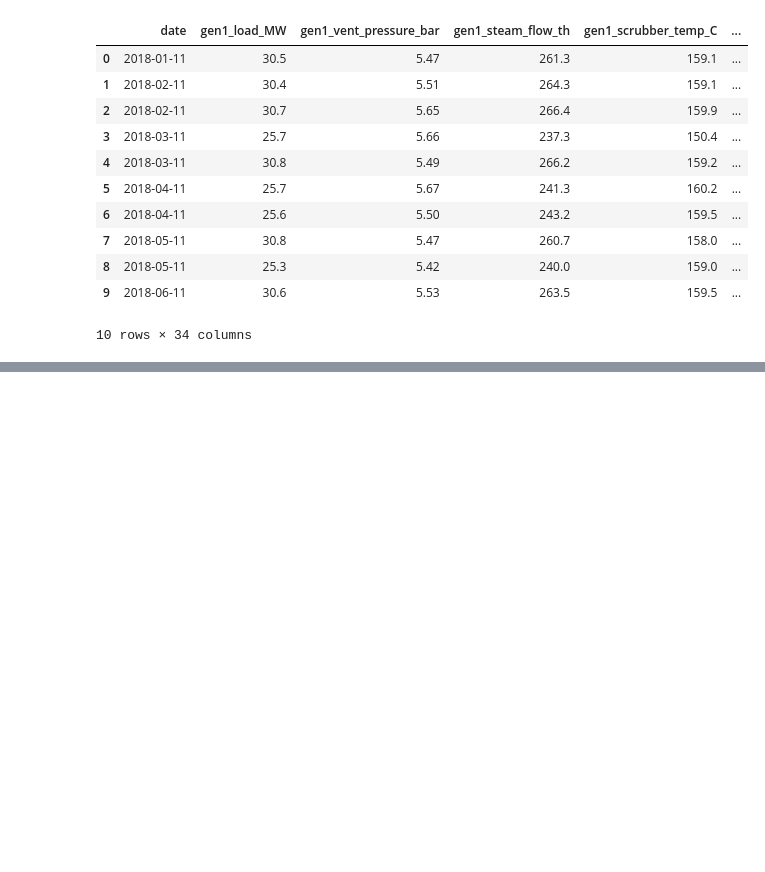
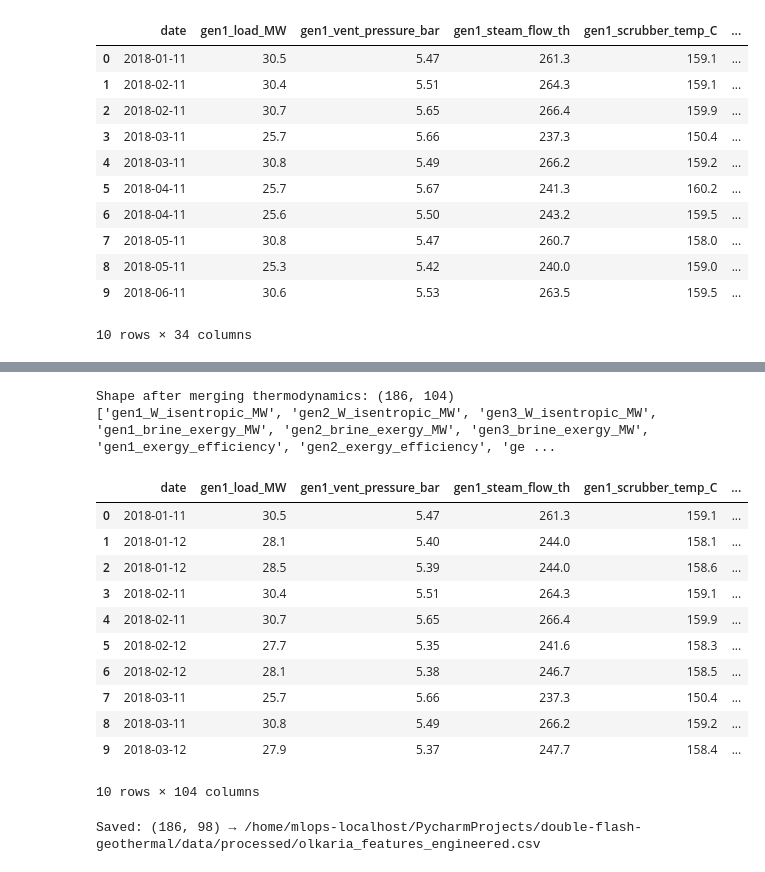
Before and after one commit to Darlene-13/double-flash-geothermal, a Jupyter notebook: notebooks/01_feature_engineering.ipynb, the cells around one changed output, grey strips where cells are left out. Drawn from its saved outputs; the diff is of its cells as text; code cells hidden in the pictures; blank space fills up the shorter version.

```diff
--- a/notebooks/01_feature_engineering.ipynb
+++ b/notebooks/01_feature_engineering.ipynb
@@ -54,8 +55,6 @@ for gen in ['gen1', 'gen2', 'gen3']:
     # and asymmetry (the unique fault signal the EDA flagged)
     df[f'{gen}_inlet_temp_avg']      = (df[f'{gen}_lh_inlet_temp_C'] + df[f'{gen}_rh_inlet_temp_C']) / 2
     df[f'{gen}_inlet_temp_asymmetry'] = (df[f'{gen}_lh_inlet_temp_C'] - df[f'{gen}_rh_inlet_temp_C']).abs()
-    # Pressure × Temp = proxy for exhaust energy density (coupled subsystem)
-    df[f'{gen}_exhaust_enthalpy_proxy'] = df[f'{gen}_exhaust_pressure_bara'] * df[f'{gen}_exhaust_temp_C']
 
     # How much pressure is the turbine actually dropping across itself?
     df[f'{gen}_pressure_drop'] = df[f'{gen}_vent_pressure_bar'] - df[f'{gen}_exhaust_pressure_bara']
@@ -63,14 +62,6 @@ for gen in ['gen1', 'gen2', 'gen3']:
     # MW generated per tonne/hr of steam — efficiency ratio
     df[f'{gen}_steam_utilization'] = df[f'{gen}_load_MW'] / df[f'{gen}_steam_flow_th']
 
-# Drop the raw redundant columns now that we've extracted what we need from them
-cols_to_drop = [c for c in df.columns if c.endswith('_lh_inlet_temp_C') or c.endswith('_rh_inlet_temp_C')]
-df = df.drop(columns=cols_to_drop)
-
-# Drop raw exhaust columns — already compressed into exhaust_enthalpy_proxy
-cols_to_drop = [c for c in df.columns
-                if c.endswith('_exhaust_pressure_bara') or c.endswith('_exhaust_temp_C')]
-df = df.drop(columns=cols_to_drop)
 
 print(f"Shape after FE cell 1: {df.shape}")
 print(df.columns.tolist())
@@ -139,0 +292,41 @@ Shape after FE cell 2: (186, 47)
+# %%
+# Merge thermodynamic features back into main df
+# thermo_df is long format (one row per generator per date)
+# df is wide format (one row per date, all generators as columns)
+# Strategy: pivot thermo_df wide then merge on date
+
+thermo_wide = thermo_df.pivot_table(
+    index='date',
+    columns='generator',
+    values=['h3_kJ_kg', 'h5_kJ_kg', 'h2_brine_kJ_kg',
+            'x5_exhaust_quality', 'W_isentropic_MW',
+            'turbine_isentropic_eff', 'exergy_in_MW',
+            'exergy_efficiency', 'brine_exergy_MW']
+)
+
+# Flatten column names: (feature, gen) → gen_feature
+thermo_wide.columns = [f'{gen}_{feat}' for feat, gen in thermo_wide.columns]
+thermo_wide = thermo_wide.reset_index()
+
+df = df.merge(thermo_wide, on='date', how='left')
+
+print(f"Shape after merging thermodynamics: {df.shape}")
+print([c for c in df.columns if 'exergy' in c or 'isentropic' in c])
+# %% [output]
+Shape after merging thermodynamics: (186, 104)
+['gen1_W_isentropic_MW', 'gen2_W_isentropic_MW', 'gen3_W_isentropic_MW', 'gen1_brine_exergy_MW', 'gen2_brine_exergy_MW', 'gen3_brine_exergy_MW', 'gen1_exergy_efficiency', 'gen2_exergy_efficiency', 'ge ...
+# %%
+df.head(10)
+# %% [output]
+|  | date | gen1_load_MW | gen1_vent_pressure_bar | gen1_steam_flow_th | gen1_scrubber_temp_C | ... |
+| 0 | 2018-01-11 | 30.5 | 5.47 | 261.3 | 159.1 | ... |
+| 1 | 2018-01-12 | 28.1 | 5.40 | 244.0 | 158.1 | ... |
+| 2 | 2018-01-12 | 28.5 | 5.39 | 244.0 | 158.6 | ... |
+| 3 | 2018-02-11 | 30.4 | 5.51 | 264.3 | 159.1 | ... |
+| 4 | 2018-02-11 | 30.7 | 5.65 | 266.4 | 159.9 | ... |
+| 5 | 2018-02-12 | 27.7 | 5.35 | 241.6 | 158.3 | ... |
+| 6 | 2018-02-12 | 28.1 | 5.38 | 246.7 | 158.5 | ... |
+| 7 | 2018-03-11 | 25.7 | 5.66 | 237.3 | 150.4 | ... |
+| 8 | 2018-03-11 | 30.8 | 5.49 | 266.2 | 159.2 | ... |
+| 9 | 2018-03-12 | 27.9 | 5.37 | 247.7 | 158.4 | ... |
+10 rows × 104 columns
@@ -139,0 +336,7 @@ Shape after FE cell 2: (186, 47)
+# %%
+# Save final engineered dataset
+output_path = data_path / "processed" / "olkaria_features_engineered.csv"
+df.to_csv(output_path, index=False)
+print(f"Saved: {df.shape} → {output_path}")
+# %% [output]
+Saved: (186, 98) → /home/mlops-localhost/PycharmProjects/double-flash-geothermal/data/processed/olkaria_features_engineered.csv
```
Also changed, not shown: parts of 7 cells of this notebook, 1 other file.
